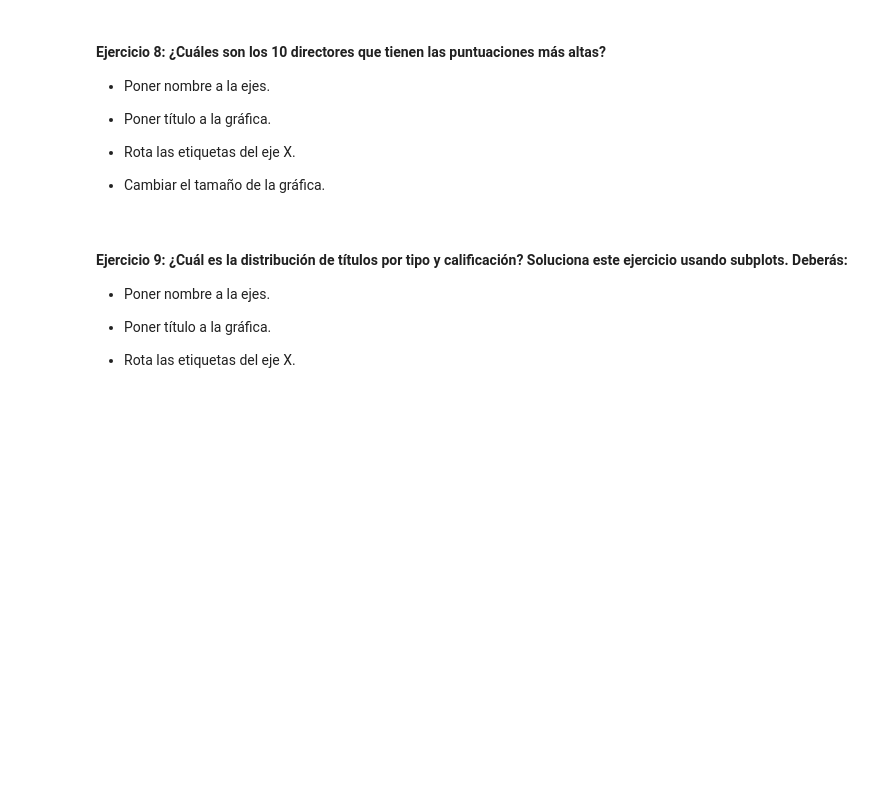
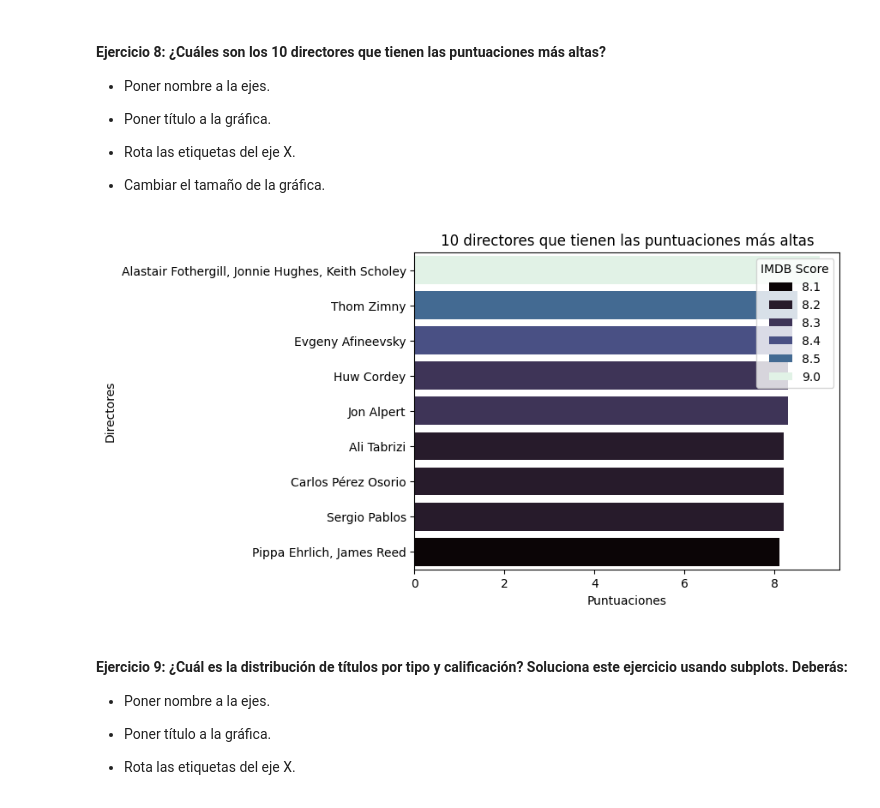
Before and after one commit to santiagorodriguez-dev/laboratorio-modulo2-leccion04-visualizacion, a Jupyter notebook: laboratorio-modulo2-leccion04-visualizacion.ipynb, the cells around one changed output. Cells and saved outputs as stored; diff of their text form; code cells hidden in the pictures; blank space fills up the shorter version.

```diff
--- a/laboratorio-modulo2-leccion04-visualizacion.ipynb
+++ b/laboratorio-modulo2-leccion04-visualizacion.ipynb
@@ -248,6 +248,27 @@ plt.show()
 - Rota las etiquetas del eje X.
 
 - Cambiar el tamaño de la gráfica.
+# %%
+df_ocho_c = df[["director","IMDB Score"]]
+df_ocho_c.head(1)
+df_result_dire = df_ocho_c.nlargest(10, 'IMDB Score', keep='first').reset_index()
+
+
+sns.barplot(y="director",
+            hue="IMDB Score",
+            x="IMDB Score",
+            data=df_result_dire,
+            palette="mako",
+        )
+
+plt.title("10 directores que tienen las puntuaciones más altas")
+plt.xlabel("Puntuaciones")
+plt.ylabel("Directores")
+plt.xticks(rotation=0)
+plt.yticks()
+plt.show()
+# %% [output]
+[figure, added]
 # %% [markdown]
 #### Ejercicio 9:  ¿Cuál es la distribución de títulos por tipo y calificación? Soluciona este ejercicio usando subplots. Deberás:
 
```
